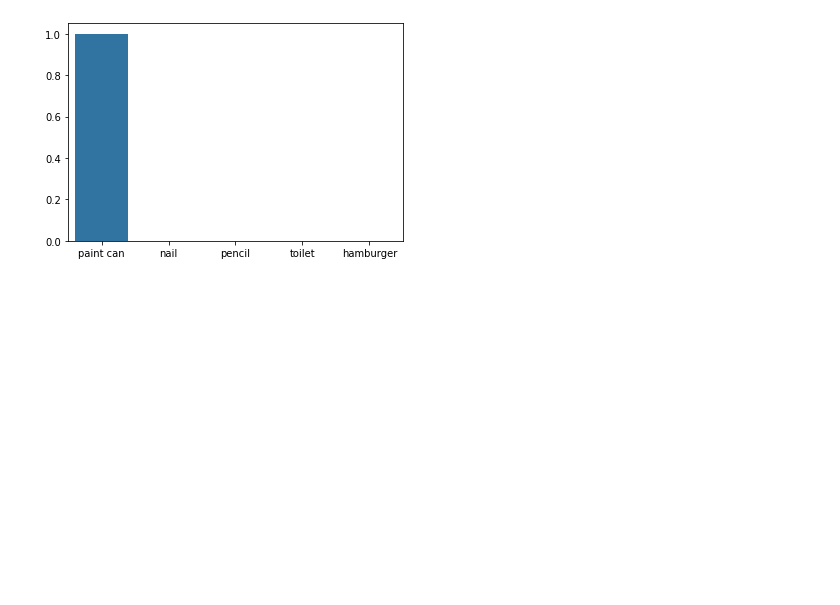
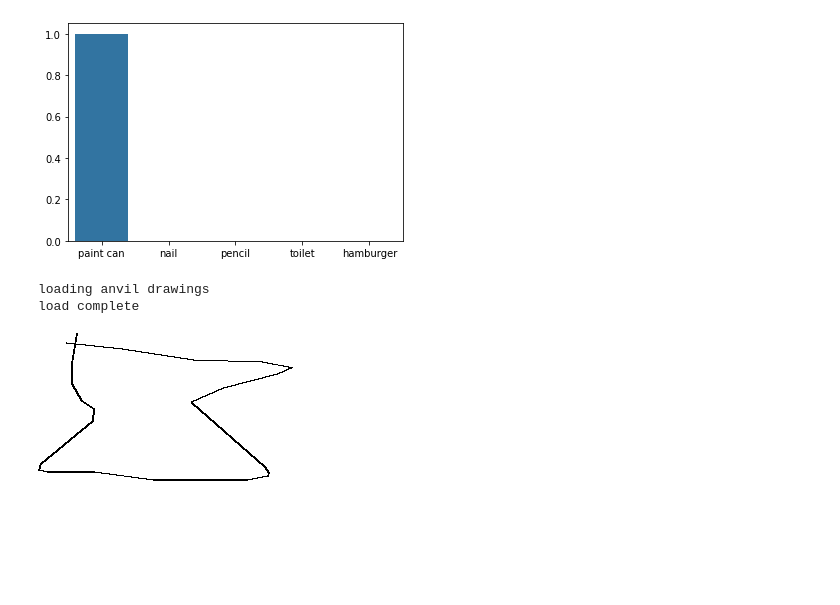
Before and after one commit to a-mger/ai_pictionary, a Jupyter notebook: notebooks/testing_andreas.ipynb, the cells around one changed output. Drawn from its saved outputs; the diff is of its cells as text; code cells hidden in the pictures; blank space fills up the shorter version.

Commit message:
added get picture API from quickdraw API

```diff
--- a/notebooks/testing_andreas.ipynb
+++ b/notebooks/testing_andreas.ipynb
@@ -988,0 +991,9 @@ sns.barplot(y = df.values[0], x = df.columns)
+# %%
+qd = QuickDrawData()
+
+anvil = qd.get_drawing("anvil")
+anvil.image
+# %% [output]
+loading anvil drawings
+load complete
+[figure, added]
```
Also changed, not shown: parts of 1 cell of this notebook, 4 other files.
